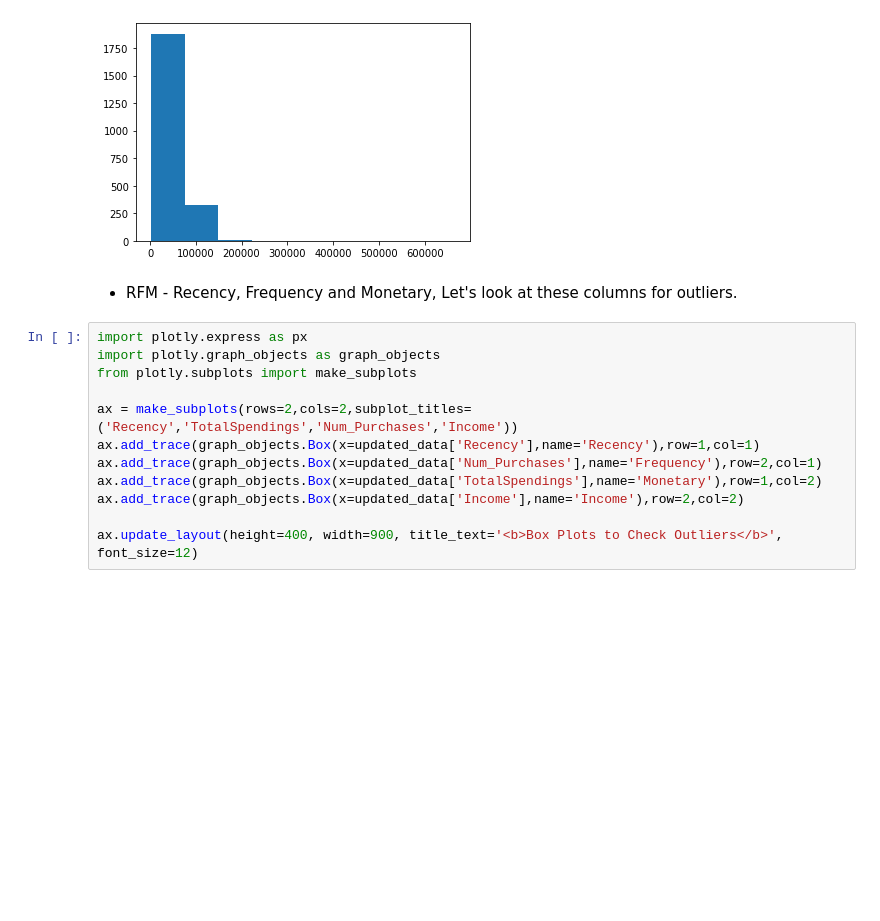
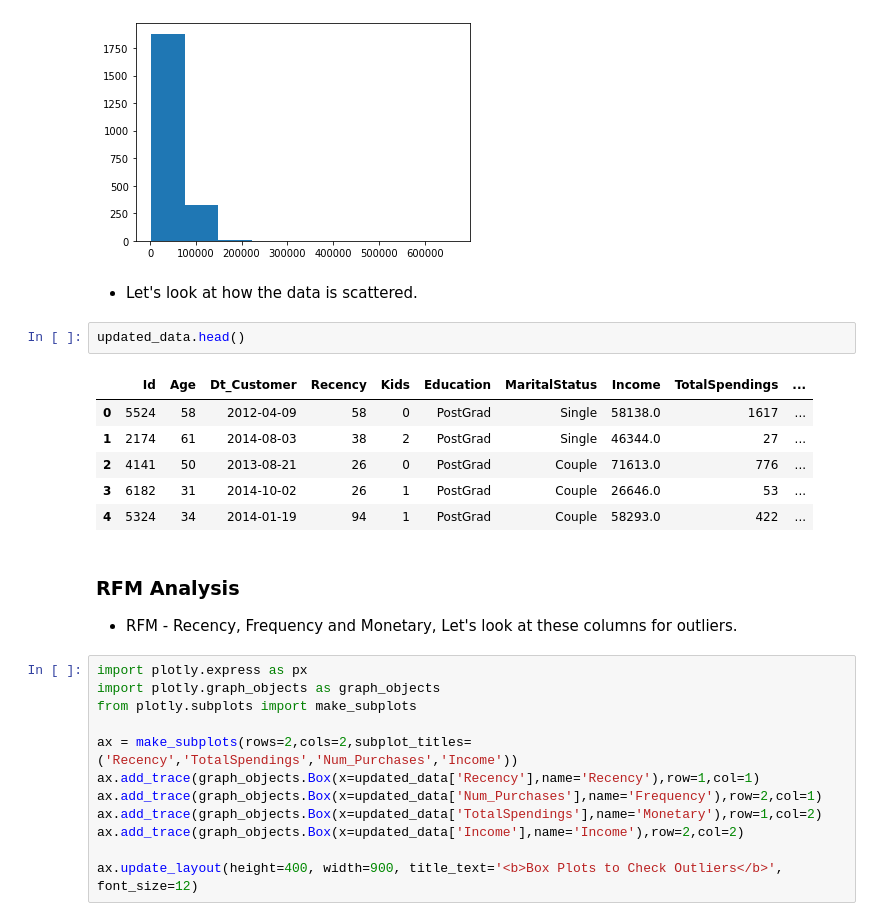
Before and after one commit to sai-tej31/Customer-Sales-Analysis---RFM, a Jupyter notebook: Customer Sales Analysis.ipynb, the cells around one changed output. Drawn from its saved outputs; the diff is of its cells as text; blank space fills up the shorter version.

```diff
--- a/Customer Sales Analysis.ipynb
+++ b/Customer Sales Analysis.ipynb
@@ -257,7 +264,19 @@ plt.hist(updated_data['Income'],bins=9)
         592784.22222222, 666666.        ]),
  <BarContainer object of 9 artists>)
 [figure]
+# %% [markdown]
+* Let's look at how the data is scattered.
+# %%
+updated_data.head()
+# %% [output]
+|  | Id | Age | Dt_Customer | Recency | Kids | Education | MaritalStatus | Income | TotalSpendings | ... |
+| 0 | 5524 | 58 | 2012-04-09 | 58 | 0 | PostGrad | Single | 58138.0 | 1617 | ... |
+| 1 | 2174 | 61 | 2014-08-03 | 38 | 2 | PostGrad | Single | 46344.0 | 27 | ... |
+| 2 | 4141 | 50 | 2013-08-21 | 26 | 0 | PostGrad | Couple | 71613.0 | 776 | ... |
+| 3 | 6182 | 31 | 2014-10-02 | 26 | 1 | PostGrad | Couple | 26646.0 | 53 | ... |
+| 4 | 5324 | 34 | 2014-01-19 | 94 | 1 | PostGrad | Couple | 58293.0 | 422 | ... |
 # %% [markdown]
+### RFM Analysis
 * RFM - Recency, Frequency and Monetary, Let's look at these columns for outliers.
 # %%
 import plotly.express as px
```
Also changed, not shown: parts of 52 cells of this notebook, 1 other file.
